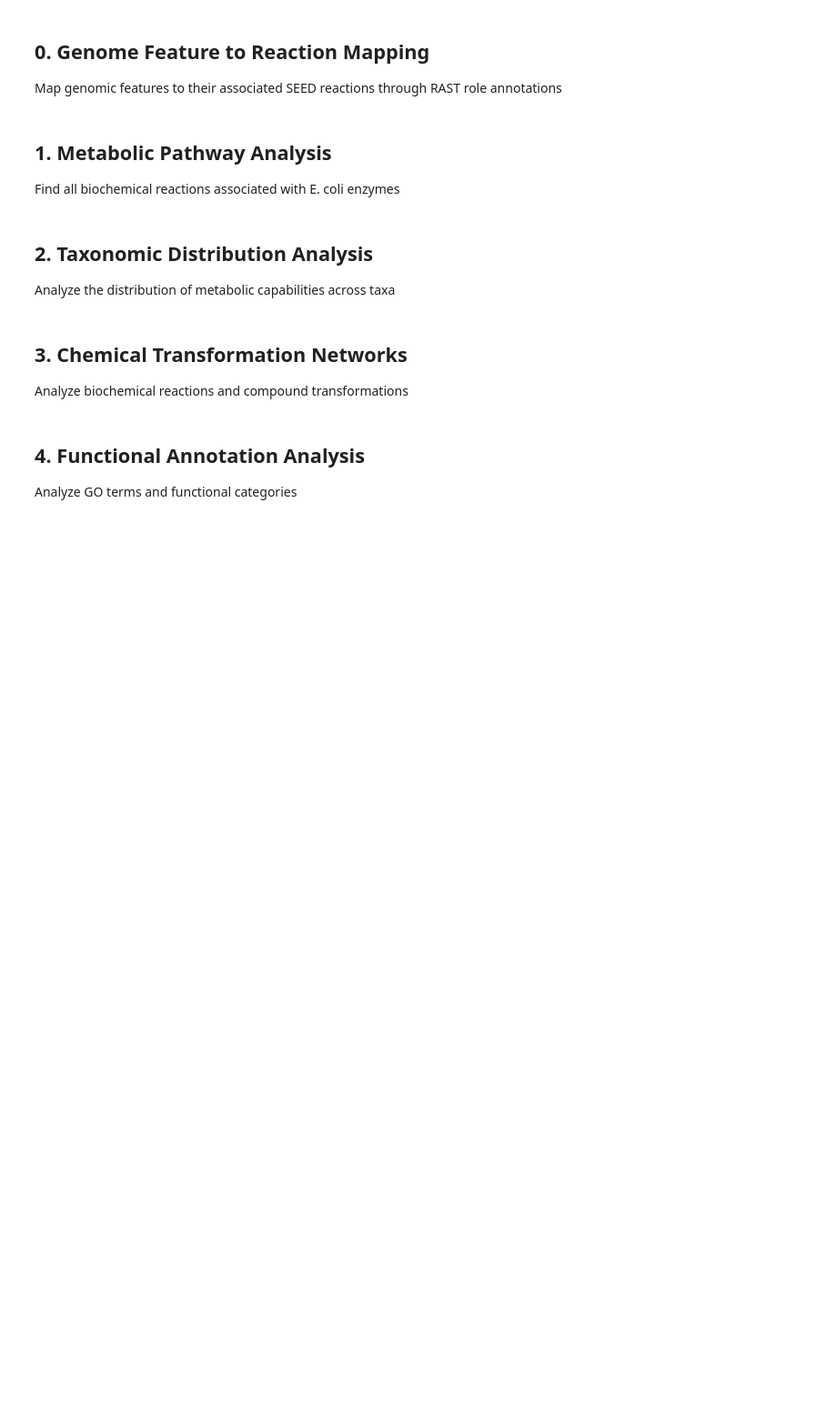
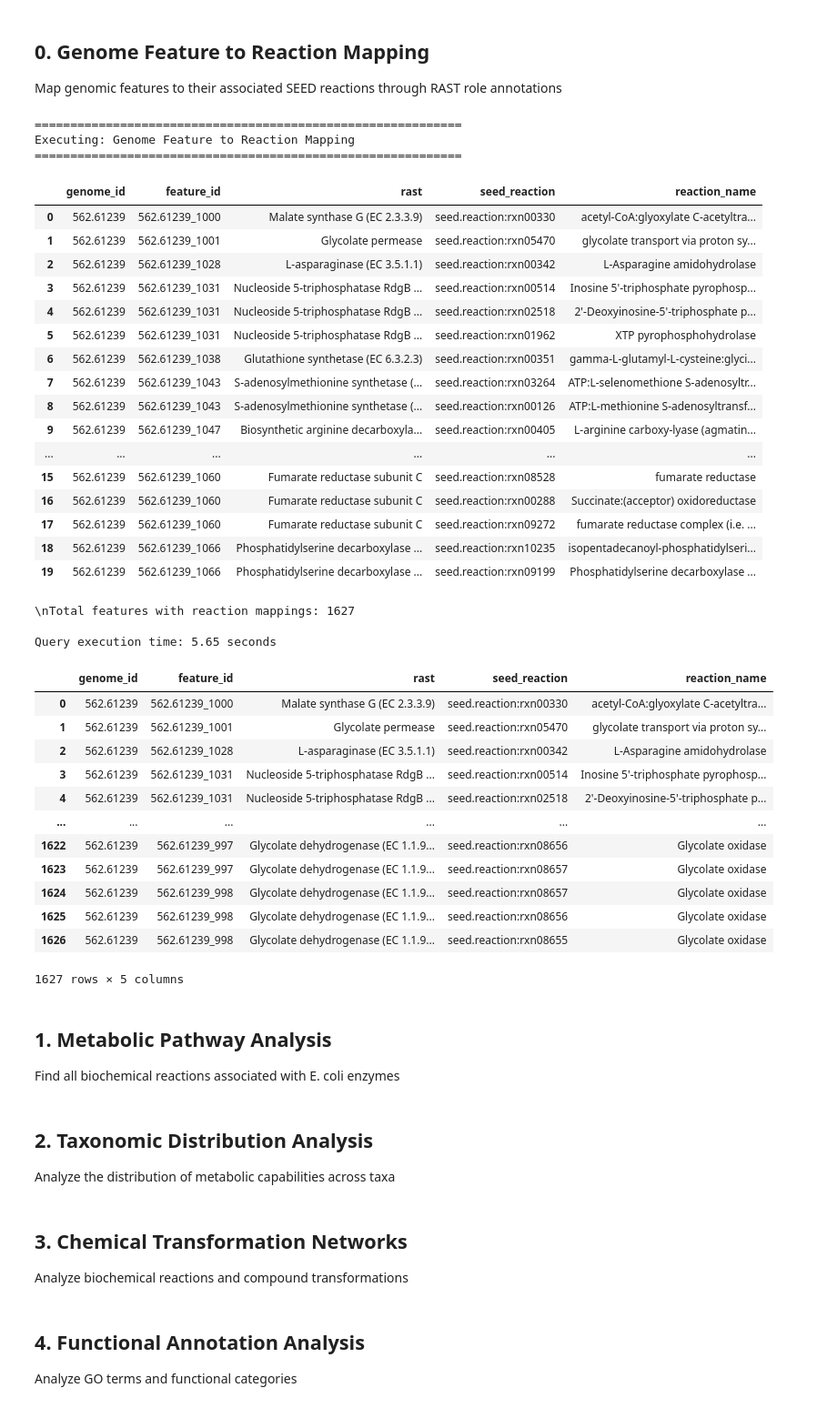
Before and after one commit to jplfaria/cdm-lake-local-twin, a Jupyter notebook: scientific_queries.ipynb, the cells around one changed output. Shown: that part at 91% size. Saved outputs shown, nothing was run; the diff lists cells and outputs as text; code cells hidden in the pictures; blank space fills up the shorter version.

```diff
--- a/scientific_queries.ipynb
+++ b/scientific_queries.ipynb
@@ -61,34 +69,70 @@ def query_genome_reactions():
             ON gf.rast = ta.subject
         WHERE ta.object LIKE 'seed.reaction:%'
     ),
     reaction_names AS (
         -- Get reaction names from statements table
         SELECT
             subject as reaction_id,
             value as reaction_name
         FROM {namespace}.statements
         WHERE predicate = 'rdfs:label'
         AND subject LIKE 'seed.reaction:%'
     )
     SELECT
         fr.genome_id,
         fr.feature_id,
         fr.rast,
         fr.seed_reaction,
         rn.reaction_name
     FROM feature_reactions fr
     LEFT JOIN reaction_names rn ON fr.seed_reaction = rn.reaction_id
     ORDER BY fr.genome_id, fr.feature_id
-    LIMIT 100
     """
 
     df = spark.sql(query).toPandas()
     display(df.head(20))
     print(f"\\nTotal features with reaction mappings: {len(df)}")
     return df
 
 # Execute the query with timing
 time_query("Genome Feature to Reaction Mapping", query_genome_reactions)
+# %% [output]
+============================================================
+Executing: Genome Feature to Reaction Mapping
+============================================================
+|  | genome_id | feature_id | rast | seed_reaction | reaction_name |
+| 0 | 562.61239 | 562.61239_1000 | Malate synthase G (EC 2.3.3.9) | seed.reaction:rxn00330 | acetyl-CoA:glyoxylate C-acetyltra... |
+| 1 | 562.61239 | 562.61239_1001 | Glycolate permease | seed.reaction:rxn05470 | glycolate transport via proton sy... |
+| 2 | 562.61239 | 562.61239_1028 | L-asparaginase (EC 3.5.1.1) | seed.reaction:rxn00342 | L-Asparagine amidohydrolase |
+| 3 | 562.61239 | 562.61239_1031 | Nucleoside 5-triphosphatase RdgB ... | seed.reaction:rxn00514 | Inosine 5'-triphosphate pyrophosp... |
+| 4 | 562.61239 | 562.61239_1031 | Nucleoside 5-triphosphatase RdgB ... | seed.reaction:rxn02518 | 2'-Deoxyinosine-5'-triphosphate p... |
+| 5 | 562.61239 | 562.61239_1031 | Nucleoside 5-triphosphatase RdgB ... | seed.reaction:rxn01962 | XTP pyrophosphohydrolase |
+| 6 | 562.61239 | 562.61239_1038 | Glutathione synthetase (EC 6.3.2.3) | seed.reaction:rxn00351 | gamma-L-glutamyl-L-cysteine:glyci... |
+| 7 | 562.61239 | 562.61239_1043 | S-adenosylmethionine synthetase (... | seed.reaction:rxn03264 | ATP:L-selenomethione S-adenosyltr... |
+| 8 | 562.61239 | 562.61239_1043 | S-adenosylmethionine synthetase (... | seed.reaction:rxn00126 | ATP:L-methionine S-adenosyltransf... |
+| 9 | 562.61239 | 562.61239_1047 | Biosynthetic arginine decarboxyla... | seed.reaction:rxn00405 | L-arginine carboxy-lyase (agmatin... |
+| ... | ... | ... | ... | ... | ... |
+| 15 | 562.61239 | 562.61239_1060 | Fumarate reductase subunit C | seed.reaction:rxn08528 | fumarate reductase |
+| 16 | 562.61239 | 562.61239_1060 | Fumarate reductase subunit C | seed.reaction:rxn00288 | Succinate:(acceptor) oxidoreductase |
+| 17 | 562.61239 | 562.61239_1060 | Fumarate reductase subunit C | seed.reaction:rxn09272 | fumarate reductase complex (i.e. ... |
+| 18 | 562.61239 | 562.61239_1066 | Phosphatidylserine decarboxylase ... | seed.reaction:rxn10235 | isopentadecanoyl-phosphatidylseri... |
+| 19 | 562.61239 | 562.61239_1066 | Phosphatidylserine decarboxylase ... | seed.reaction:rxn09199 | Phosphatidylserine decarboxylase ... |
+\nTotal features with reaction mappings: 1627
+
+Query execution time: 5.65 seconds
+|  | genome_id | feature_id | rast | seed_reaction | reaction_name |
+| 0 | 562.61239 | 562.61239_1000 | Malate synthase G (EC 2.3.3.9) | seed.reaction:rxn00330 | acetyl-CoA:glyoxylate C-acetyltra... |
+| 1 | 562.61239 | 562.61239_1001 | Glycolate permease | seed.reaction:rxn05470 | glycolate transport via proton sy... |
+| 2 | 562.61239 | 562.61239_1028 | L-asparaginase (EC 3.5.1.1) | seed.reaction:rxn00342 | L-Asparagine amidohydrolase |
+| 3 | 562.61239 | 562.61239_1031 | Nucleoside 5-triphosphatase RdgB ... | seed.reaction:rxn00514 | Inosine 5'-triphosphate pyrophosp... |
+| 4 | 562.61239 | 562.61239_1031 | Nucleoside 5-triphosphatase RdgB ... | seed.reaction:rxn02518 | 2'-Deoxyinosine-5'-triphosphate p... |
+| ... | ... | ... | ... | ... | ... |
+| 1622 | 562.61239 | 562.61239_997 | Glycolate dehydrogenase (EC 1.1.9... | seed.reaction:rxn08656 | Glycolate oxidase |
+| 1623 | 562.61239 | 562.61239_997 | Glycolate dehydrogenase (EC 1.1.9... | seed.reaction:rxn08657 | Glycolate oxidase |
+| 1624 | 562.61239 | 562.61239_998 | Glycolate dehydrogenase (EC 1.1.9... | seed.reaction:rxn08657 | Glycolate oxidase |
+| 1625 | 562.61239 | 562.61239_998 | Glycolate dehydrogenase (EC 1.1.9... | seed.reaction:rxn08656 | Glycolate oxidase |
+| 1626 | 562.61239 | 562.61239_998 | Glycolate dehydrogenase (EC 1.1.9... | seed.reaction:rxn08655 | Glycolate oxidase |
+1627 rows × 5 columns
 # %% [markdown]
 ## 1. Metabolic Pathway Analysis
 
```
Also changed, not shown: parts of 1 cell of this notebook, 1 other file.
